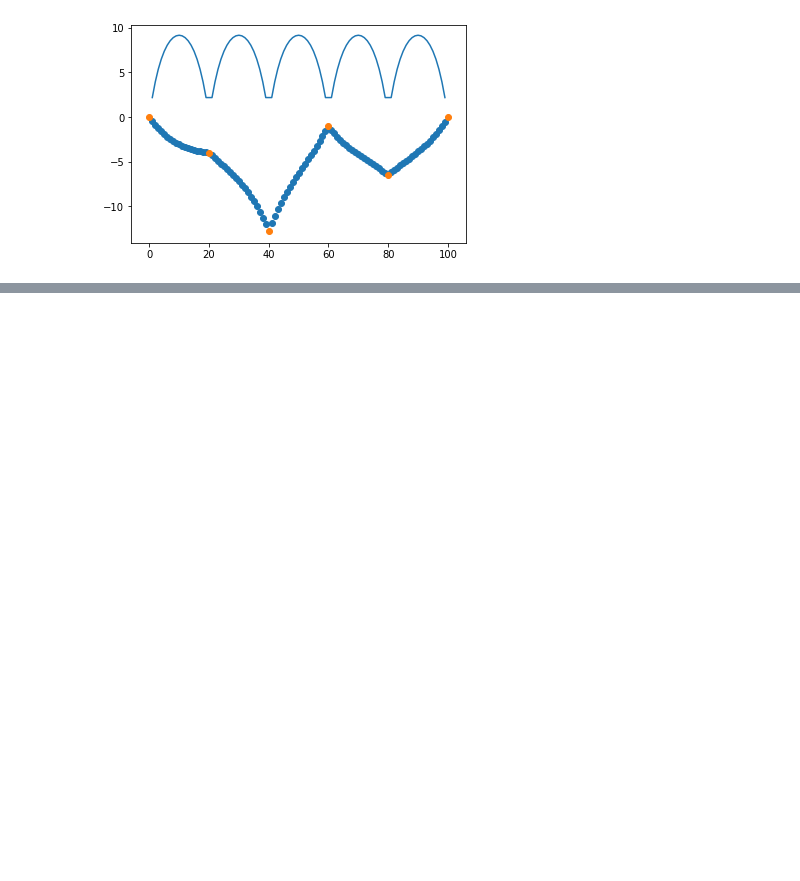
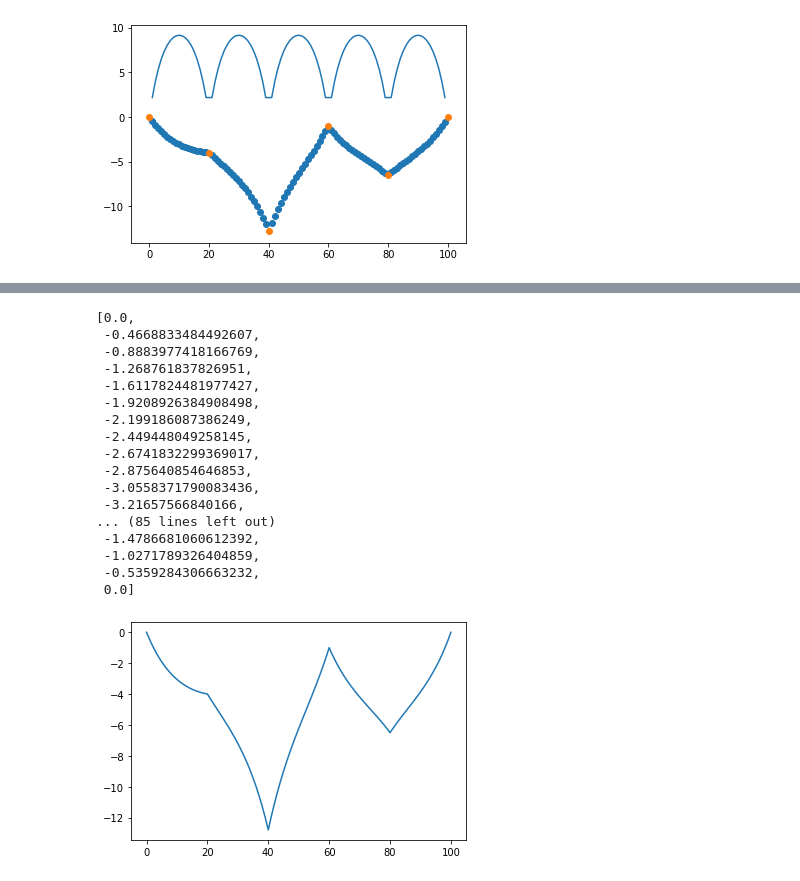
Before and after one commit to Gasp141/ProjetMaths3, a Jupyter notebook: ProjMaths3.ipynb, the cells around one changed output, grey strips where cells are left out. Saved outputs shown, nothing was run; the diff lists cells and outputs as text; code cells hidden in the pictures; blank space fills up the shorter version.

```diff
--- a/ProjMaths3.ipynb
+++ b/ProjMaths3.ipynb
@@ -157,3 +177,25 @@ simul_N(1,Delta)
+# %%
+plt.plot(builder(depth,observation_indexes,esp_cond,N))
+builder(depth,observation_indexes,esp_cond,N)
+# %% [output]
+[0.0,
+ -0.4668833484492607,
+ -0.8883977418166769,
+ -1.268761837826951,
+ -1.6117824481977427,
+ -1.9208926384908498,
+ -2.199186087386249,
+ -2.449448049258145,
+ -2.6741832299369017,
+ -2.875640854646853,
+ -3.0558371790083436,
+ -3.21657566840166,
+... (85 lines left out)
+ -1.4786681060612392,
+ -1.0271789326404859,
+ -0.5359284306663232,
+ 0.0]
+[figure, added]
 # %%
 L_th = longueur(builder(depth,observation_indexes,esp_cond,N),Delta)
 L_th
```
Also changed, not shown: parts of 11 cells of this notebook.
